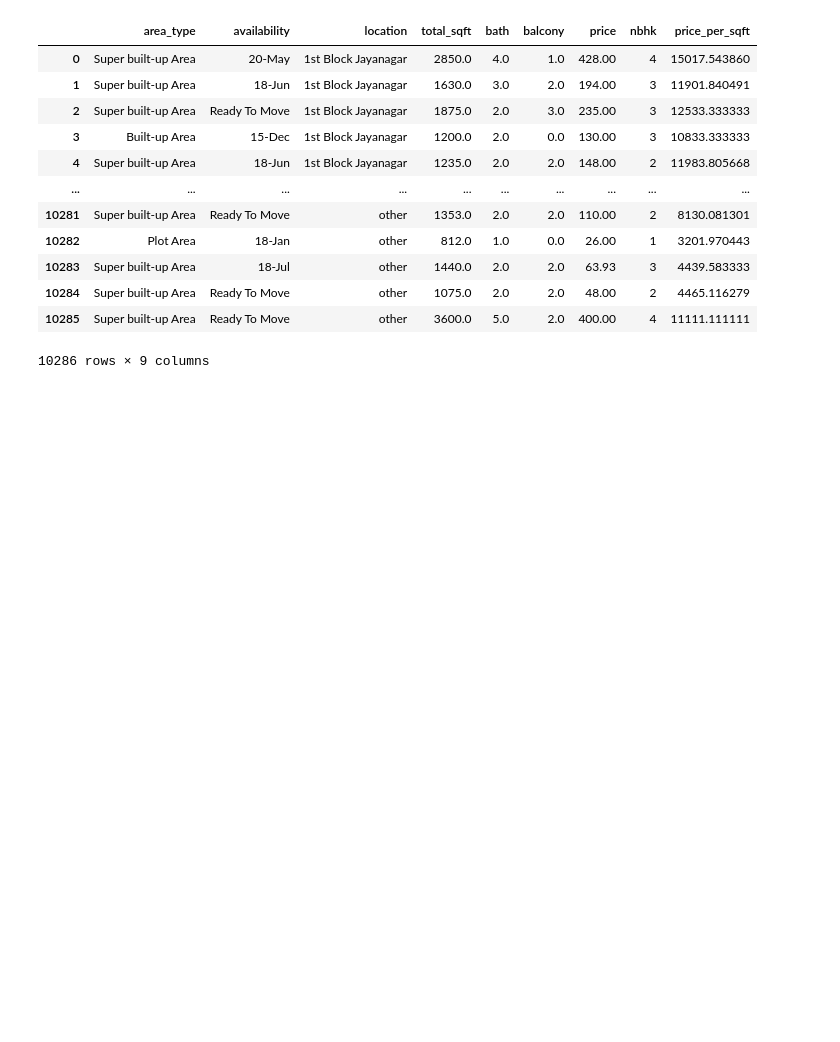
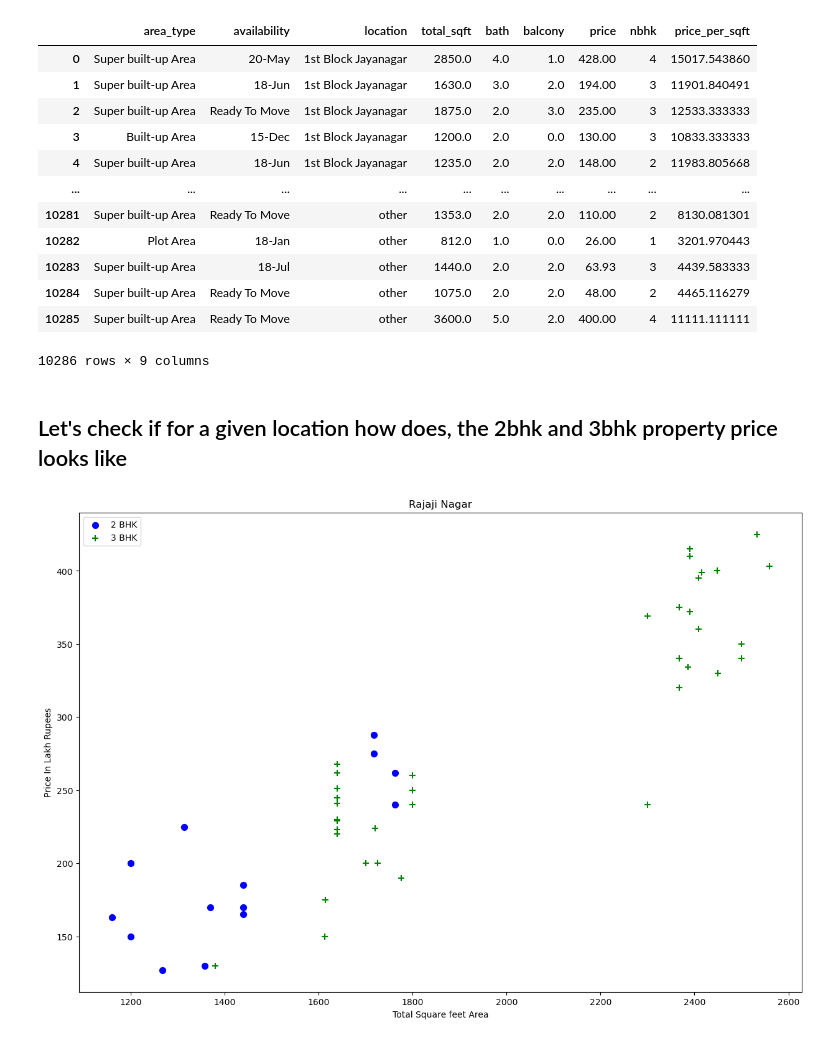
Before and after one commit to SachinMishra-ux/Digikull_March_house, a Jupyter notebook: Bangalore_house_price_prediction.ipynb, the cells around one changed output. Saved outputs shown, nothing was run; the diff lists cells and outputs as text; code cells hidden in the pictures; blank space fills up the shorter version.

```diff
--- a/Bangalore_house_price_prediction.ipynb
+++ b/Bangalore_house_price_prediction.ipynb
@@ -543,3 +543,21 @@ df6
 | 10284 | Super built-up Area | Ready To Move | other | 1075.0 | 2.0 | 2.0 | 48.00 | 2 | 4465.116279 |
 | 10285 | Super built-up Area | Ready To Move | other | 3600.0 | 5.0 | 2.0 | 400.00 | 4 | 11111.111111 |
 10286 rows × 9 columns
+# %% [markdown]
+## Let's check if for a given location how does, the 2bhk and 3bhk property price looks like
+# %%
+import matplotlib
+
+def plot_scatter_chart(df,location):
+    bhk2= df[(df.location==location) & (df.nbhk==2) ]
+    bhk3= df[(df.location==location) & (df.nbhk==3) ]
+    matplotlib.rcParams['figure.figsize']=(15,10)
+    plt.scatter(bhk2.total_sqft,bhk2.price,color='blue',label='2 BHK',s=50)
+    plt.scatter(bhk3.total_sqft,bhk3.price,marker='+',color='green',label='3 BHK',s=50)
+    plt.xlabel('Total Square feet Area')
+    plt.ylabel('Price In Lakh Rupees')
+    plt.title(location)
+    plt.legend()
+plot_scatter_chart(df6,'Rajaji Nagar')
+# %% [output]
+[figure, added]
```
Also changed, not shown: parts of 31 cells of this notebook, 1 other file.
